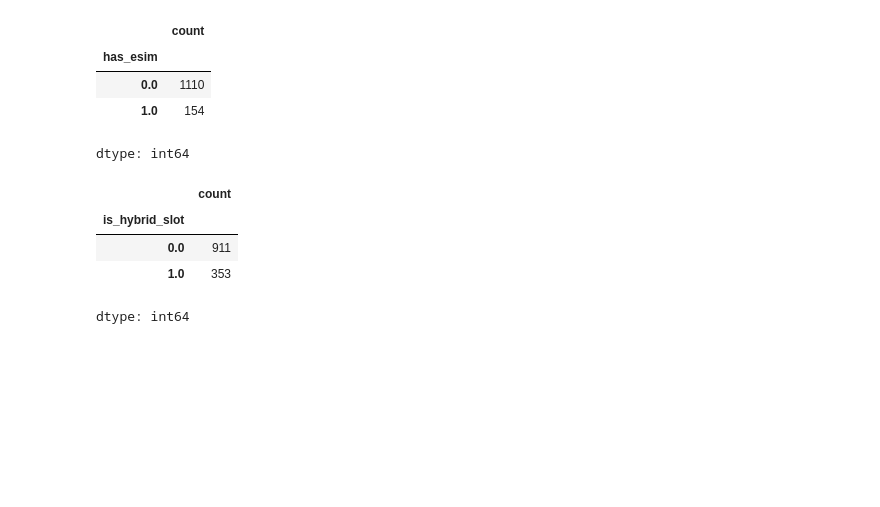
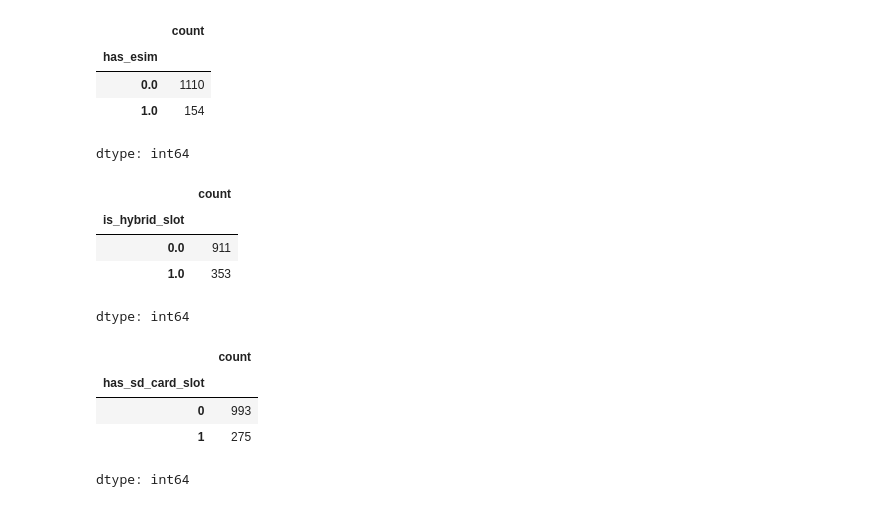
Before and after one commit to rajeshxdatascience/smartphone-recommender-system, a Jupyter notebook: SpecLens_AI_Data_Engineering.ipynb, the cells around one changed output. Drawn from its saved outputs; the diff is of its cells as text; code cells hidden in the pictures; blank space fills up the shorter version.

Commit message:
feat: added microSD detection; confirmed 78% of models have fixed non-expandable storage (Premium Signal)

```diff
--- a/SpecLens_AI_Data_Engineering.ipynb
+++ b/SpecLens_AI_Data_Engineering.ipynb
@@ -4934,3 +4934,13 @@ df['is_hybrid_slot'].value_counts()
 | 0.0 | 911 |
 | 1.0 | 353 |
 dtype: int64
+# %%
+df['has_sd_card_slot'] = df['sim'].str.contains(r'microSD|Memory Card|Expandable', case=False, na=False).astype(int)
+# %%
+df['has_sd_card_slot'].value_counts()
+# %% [output]
+|  | count |
+| has_sd_card_slot |  |
+| 0 | 993 |
+| 1 | 275 |
+dtype: int64
```
